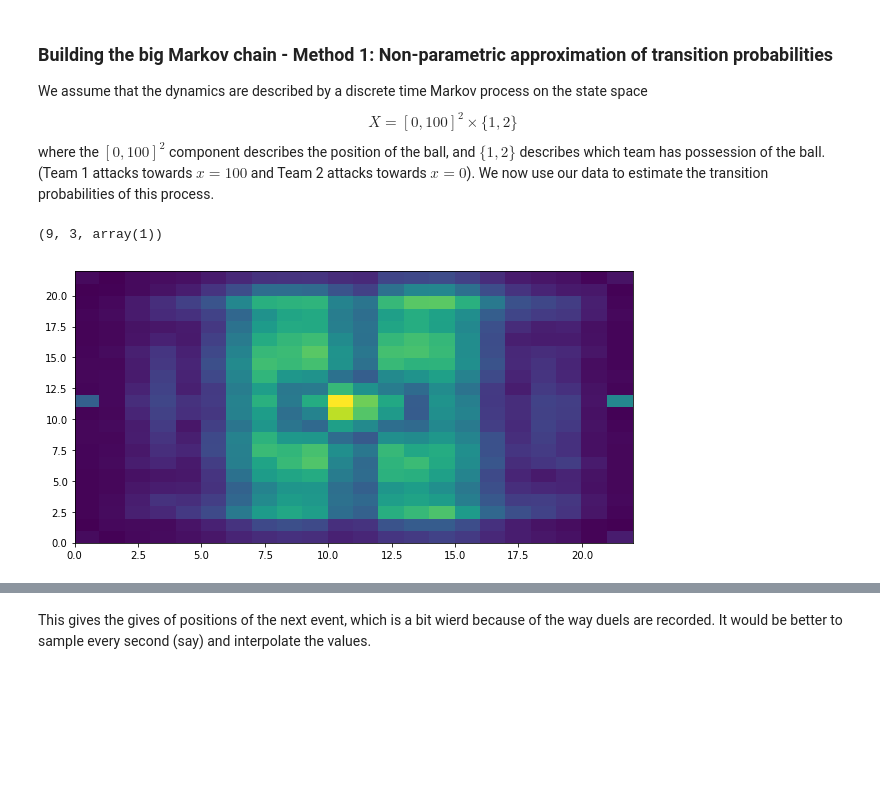
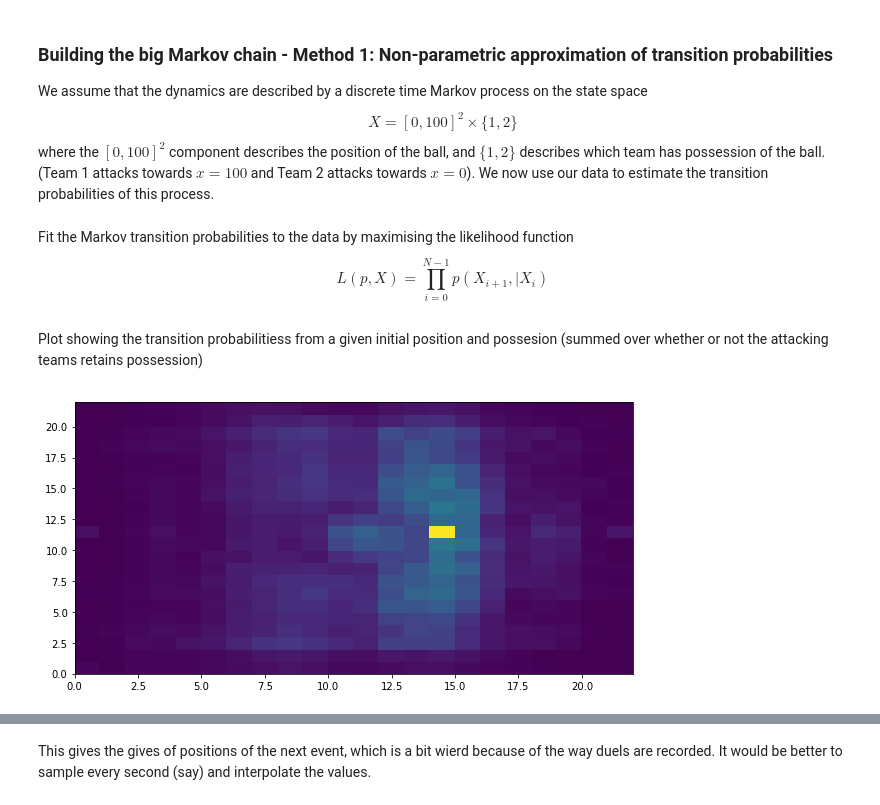
Before and after one commit to gdc17/football-markov-modelling, a Jupyter notebook: football_markov.ipynb, the cells around one changed output, grey strips where cells are left out. Drawn from its saved outputs; the diff is of its cells as text; code cells hidden in the pictures; blank space fills up the shorter version.

```diff
--- a/football_markov.ipynb
+++ b/football_markov.ipynb
@@ -126,12 +113,12 @@ where the $[0,100]^2$ component describes the position of the ball, and $\{1,2\}
 # function mapping x-y coordinates to discretised integer indexed boxes for Markov chain fitting
 res = 5
 num = int(100/res + 2)
+
 def flatten(x, y, poss, res = 5):
     # treat x,y=0 and x,y=100 as separate cases because the ball is out of play
     num = int(100/res + 2)
     x0 = np.where(x == 0, x, x // res + 1)
     y0 = np.where(y == 0, y, y // res + 1)
-
     return  num*x0 + y0 + np.where(poss == 1, 0, 1)*num**2
 
 def unflatten(X, res = 5):
@@ -140,10 +127,9 @@ def unflatten(X, res = 5):
     X = X - (poss - 1)*num**2
     x = np.divmod(X, num )[0]; y = np.divmod(X, num )[1]
     return x, y, poss
-
-unflatten(201)
-# %% [output]
-(9, 3, array(1))
+# %% [markdown]
+Fit the Markov transition probabilities to the data by maximising the likelihood function
+$$ L(p, X) = \prod_{i=0}^{N-1} p(X_{i+1},|X_i) $$
 # %%
 X = flatten(events['x_coord'], events['y_coord'], events['poss'])
 states = np.linspace(0,2*num**2 - 1,2*num**2)
@@ -153,7 +139,7 @@ P = dtmc.fitting.fit_walk(fitting_type = 'mle', walk = X,
 # Convert each transition function into matrix so it can be visualised
 np.sum(P[0,:])
 # function plotting the probability of the next events in x,y space, summing over possession
-Pn = np.linalg.matrix_power(P,3)
+Pn = np.linalg.matrix_power(P,2)
 def P_vis(x,y,p):
     k = flatten(x,y,p)
     P_vis = np.zeros((num,num))
@@ -172,12 +158,11 @@ def P_pos(p, p_bar):
             if (p0 == p) and (p1 == p_bar):
                 P_pos[int(x0), int(y0)] += P[i,j]
     return P_pos
-
-
-plt.figure(figsize=(10,5))
-plt.pcolor(P_vis(40,50,1).T);
-#plt.figure(figsize=(10,5))
-#plt.pcolor(P_pos(2,2).T);
-#np.max(P_pos(2,2))
-# %% [output]
-[figure, removed]
+# %% [markdown]
+Plot showing the transition probabilitiess from a given initial position and possesion (summed over whether or not the attacking teams retains possession)
+# %%
+x_init = 65; y_init = 50; poss_init = 2
+plt.figure(figsize=(10,5))
+plt.pcolor(P_vis(x_init, y_init, poss_init).T);
+# %% [output]
+[figure, added]
```
Also changed, not shown: parts of 5 cells of this notebook.
